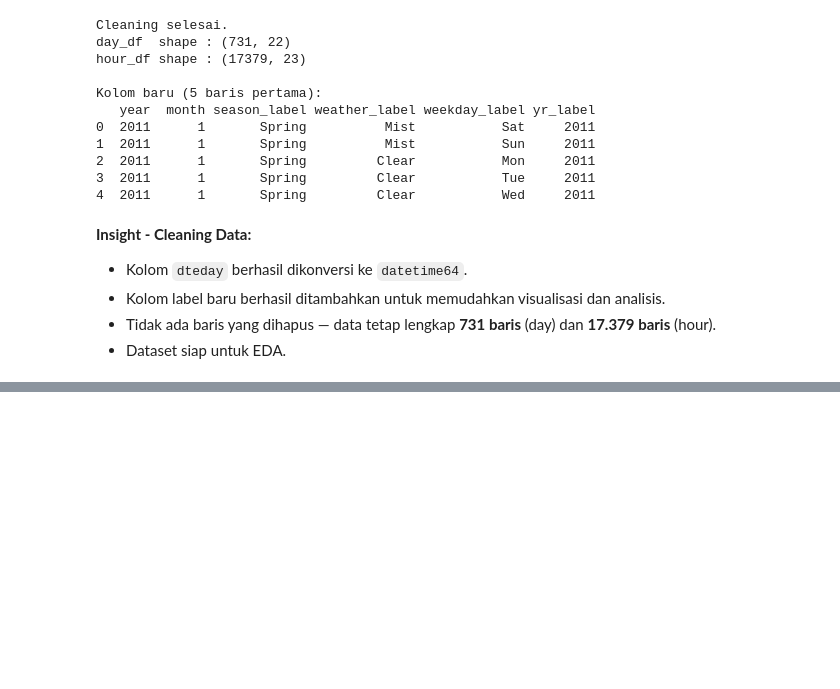
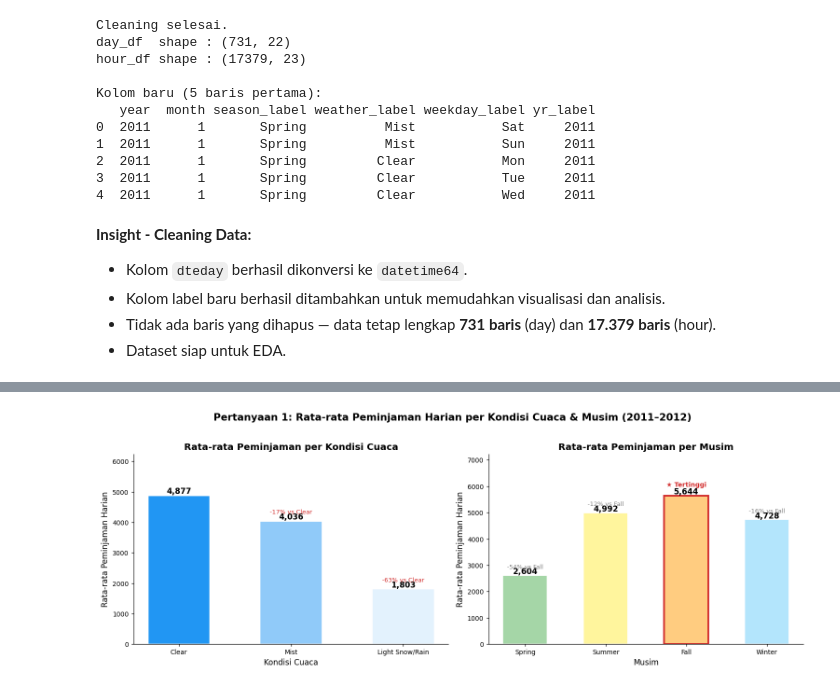
Before and after one commit to najwasalsabilamn/bike-sharing-analysis, a Jupyter notebook: notebook.ipynb, the cells around one changed output, grey strips where cells are left out. Saved outputs shown, nothing was run; the diff lists cells and outputs as text; code cells hidden in the pictures; blank space fills up the shorter version.

```diff
--- a/notebook.ipynb
+++ b/notebook.ipynb
@@ -612,0 +474,64 @@ Teknik **binning berbasis persentil** berhasil membagi 731 hari ke dalam tiga se
+# %%
+fig, axes = plt.subplots(1, 2, figsize=(14, 5))
+fig.suptitle('Pertanyaan 1: Rata-rata Peminjaman Harian per Kondisi Cuaca & Musim (2011–2012)',
+             fontsize=14, fontweight='bold', y=1.02)
+
+# ── Plot 1: Kondisi Cuaca ──
+weather_order = ['Clear', 'Mist', 'Light Snow/Rain']
+weather_avg = (day_df.groupby('weather_label', observed=True)['cnt']
+               .mean().reindex(weather_order).reset_index().dropna())
+colors_w = ['#2196F3', '#90CAF9', '#E3F2FD']
+bars1 = axes[0].bar(weather_avg['weather_label'], weather_avg['cnt'],
+                    color=colors_w, edgecolor='white', width=0.55)
+axes[0].set_title('Rata-rata Peminjaman per Kondisi Cuaca')
+axes[0].set_xlabel('Kondisi Cuaca')
+axes[0].set_ylabel('Rata-rata Peminjaman Harian')
+axes[0].set_ylim(0, weather_avg['cnt'].max() * 1.28)
+
+for bar, val in zip(bars1, weather_avg['cnt']):
+    axes[0].text(bar.get_x()+bar.get_width()/2, bar.get_height()+60,
+                 f'{val:,.0f}', ha='center', fontsize=11, fontweight='bold')
+
+# Annotasi penurunan
+clear_val = weather_avg.loc[weather_avg['weather_label']=='Clear','cnt'].values[0]
+for i, row in weather_avg.iterrows():
+    if row['weather_label'] != 'Clear':
+        pct = (row['cnt'] - clear_val) / clear_val * 100
+        axes[0].text(bars1[i].get_x()+bars1[i].get_width()/2,
+                     bars1[i].get_height()+250,
+                     f'{pct:.0f}% vs Clear', ha='center', fontsize=8.5, color='#D32F2F')
+
+# ── Plot 2: Musim ──
+season_order = ['Spring', 'Summer', 'Fall', 'Winter']
+season_avg = (day_df.groupby('season_label', observed=True)['cnt']
+              .mean().reindex(season_order).reset_index())
+colors_s = ['#A5D6A7', '#FFF59D', '#FFCC80', '#B3E5FC']
+bars2 = axes[1].bar(season_avg['season_label'], season_avg['cnt'],
+                    color=colors_s, edgecolor='white', width=0.55)
+axes[1].set_title('Rata-rata Peminjaman per Musim')
+axes[1].set_xlabel('Musim')
+axes[1].set_ylabel('Rata-rata Peminjaman Harian')
+axes[1].set_ylim(0, season_avg['cnt'].max() * 1.28)
+
+for bar, val in zip(bars2, season_avg['cnt']):
+    axes[1].text(bar.get_x()+bar.get_width()/2, bar.get_height()+60,
+                 f'{val:,.0f}', ha='center', fontsize=11, fontweight='bold')
+
+best_idx = season_avg['cnt'].values.argmax()
+bars2[best_idx].set_edgecolor('#D32F2F'); bars2[best_idx].set_linewidth(2.5)
+axes[1].text(best_idx, season_avg['cnt'].iloc[best_idx]+350,
+             '★ Tertinggi', ha='center', color='#D32F2F', fontsize=9, fontweight='bold')
+
+# Annotasi selisih vs Fall
+fall_val = season_avg.loc[season_avg['season_label']=='Fall','cnt'].values[0]
+for i, row in season_avg.iterrows():
+    if row['season_label'] != 'Fall':
+        pct = (row['cnt'] - fall_val) / fall_val * 100
+        axes[1].text(bars2[i].get_x()+bars2[i].get_width()/2,
+                     bars2[i].get_height()+260,
+                     f'{pct:.0f}% vs Fall', ha='center', fontsize=8.5, color='gray')
+
+plt.tight_layout()
+plt.show()
+# %% [output]
+[figure, added]
```
Also changed, not shown: parts of 57 cells of this notebook.
